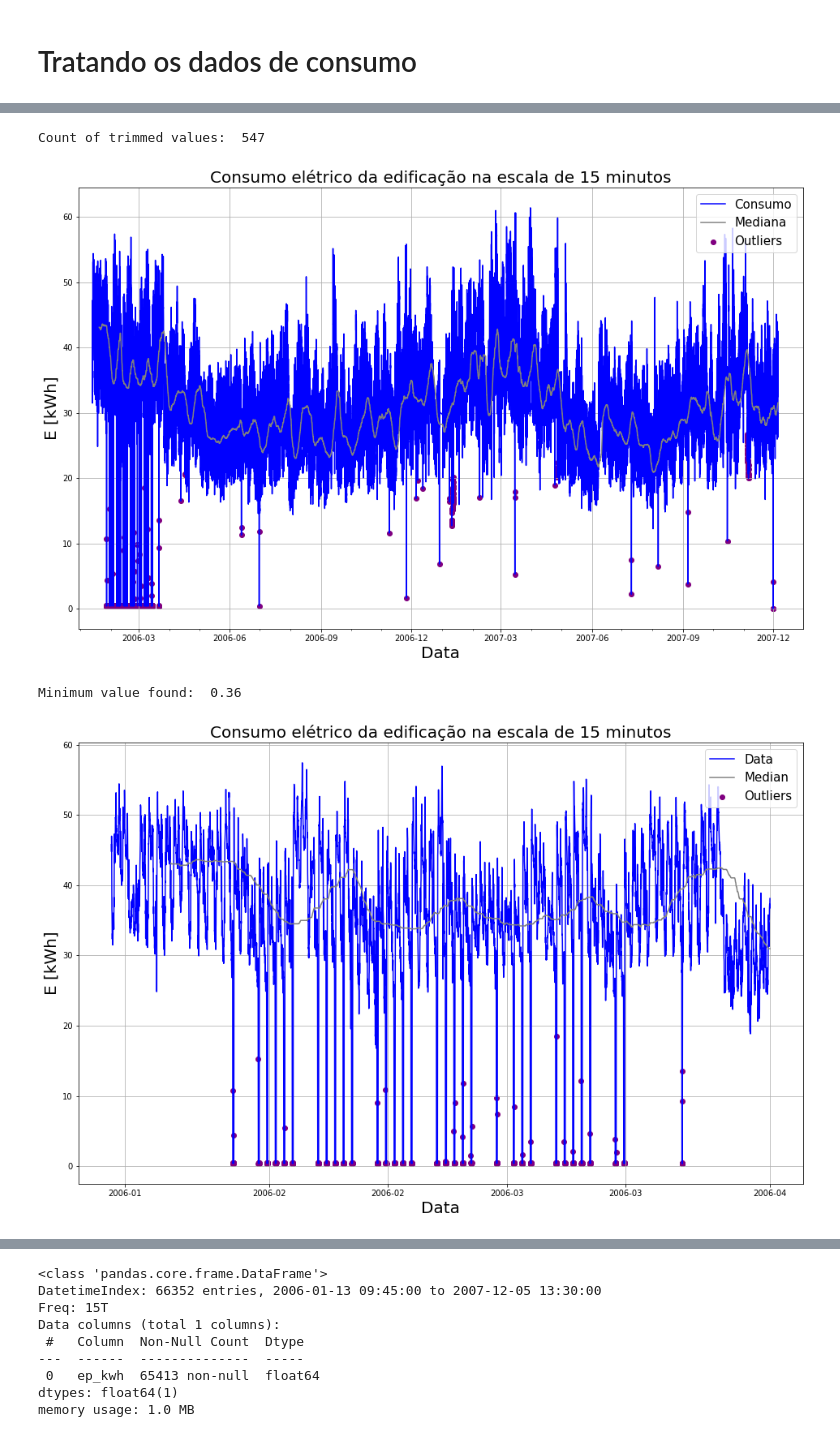
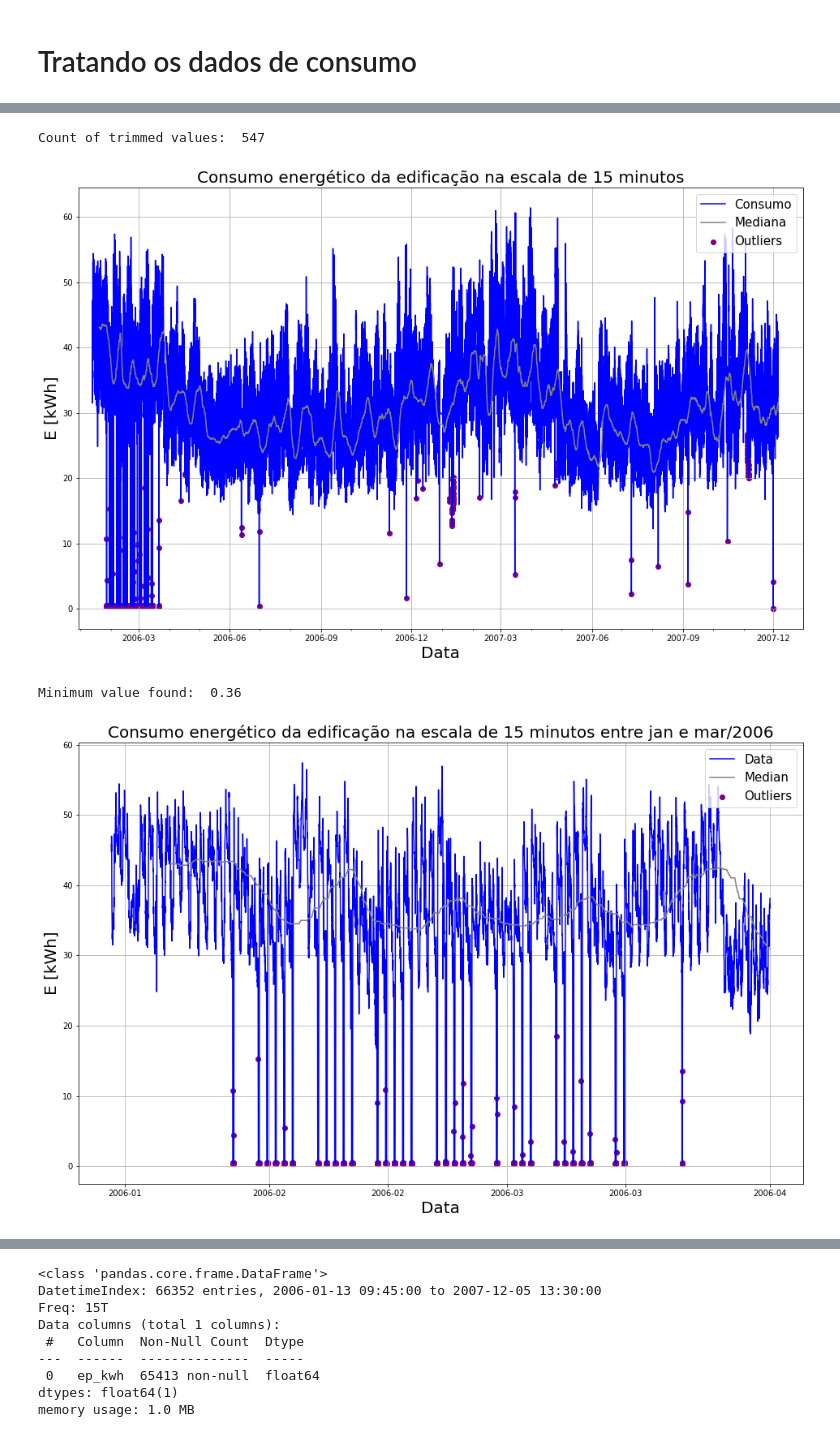
Before and after one commit to vitoramr/Energy_consumption_forecasting, a Jupyter notebook: forecast_model.ipynb, the cells around one changed output, grey strips where cells are left out. Drawn from its saved outputs; the diff is of its cells as text; code cells hidden in the pictures.

```diff
--- a/forecast_model.ipynb
+++ b/forecast_model.ipynb
@@ -155,37 +177,37 @@ ax.scatter(df_electric_15m.loc[mask_outliers].index, df_electric_15m.loc[mask_ou
 
 ax.set_xlabel("Data",fontsize=20)
 ax.set_ylabel("E [kWh]",fontsize=20)
-ax.set_title("Consumo elétrico da edificação na escala de 15 minutos", fontsize=20)
+ax.set_title("Consumo energético da edificação na escala de 15 minutos", fontsize=20)
 
 ax.legend(fontsize=15, loc='upper right')
 ax.grid(True)
 plt.show()
 # %% [output]
 Count of trimmed values:  547
-[figure, old version]
+[figure, new version]
 # %%
 # PLotting a smaller window for visualization
 date_interval = df_electric_15m.loc['2006-01':'2006-03']
 print("Minimum value found: ", date_interval['ep_kwh'].min())
 
 # Setting the plot
 fig, ax = plt.subplots(figsize=(16, 10))
 ax.xaxis.set_major_formatter(mdates.DateFormatter('%Y-%m'))
 #ax.plot(df_electric_15m.index, df_electric_15m['lower_bound'], label='Lower')
 #ax.plot(df_electric_15m.index, df_electric_15m['upper_bound'], label='Upper')
 ax.plot(date_interval.index, date_interval['ep_kwh'], color='blue', label='Data')
 ax.plot(date_interval.index, date_interval['median'], color='grey', label='Median')
 ax.scatter(date_interval.loc[mask_outliers].index, date_interval.loc[mask_outliers,'ep_kwh'], color='purple', label='Outliers')
 
 ax.set_xlabel("Data",fontsize=20)
 ax.set_ylabel("E [kWh]",fontsize=20)
-ax.set_title("Consumo elétrico da edificação na escala de 15 minutos", fontsize=20)
+ax.set_title("Consumo energético da edificação na escala de 15 minutos entre jan e mar/2006", fontsize=20)
 ax.legend(fontsize=15, loc='upper right')
 ax.grid(True)
 plt.show()
 # %% [output]
 Minimum value found:  0.36
-[figure, old version]
+[figure, new version]
 # %%
 # Defining a Time index
 time_15m = pd.date_range(start=start_date, end=end_date, freq="15T", name='date')
```
Also changed, not shown: parts of 27 cells of this notebook.
